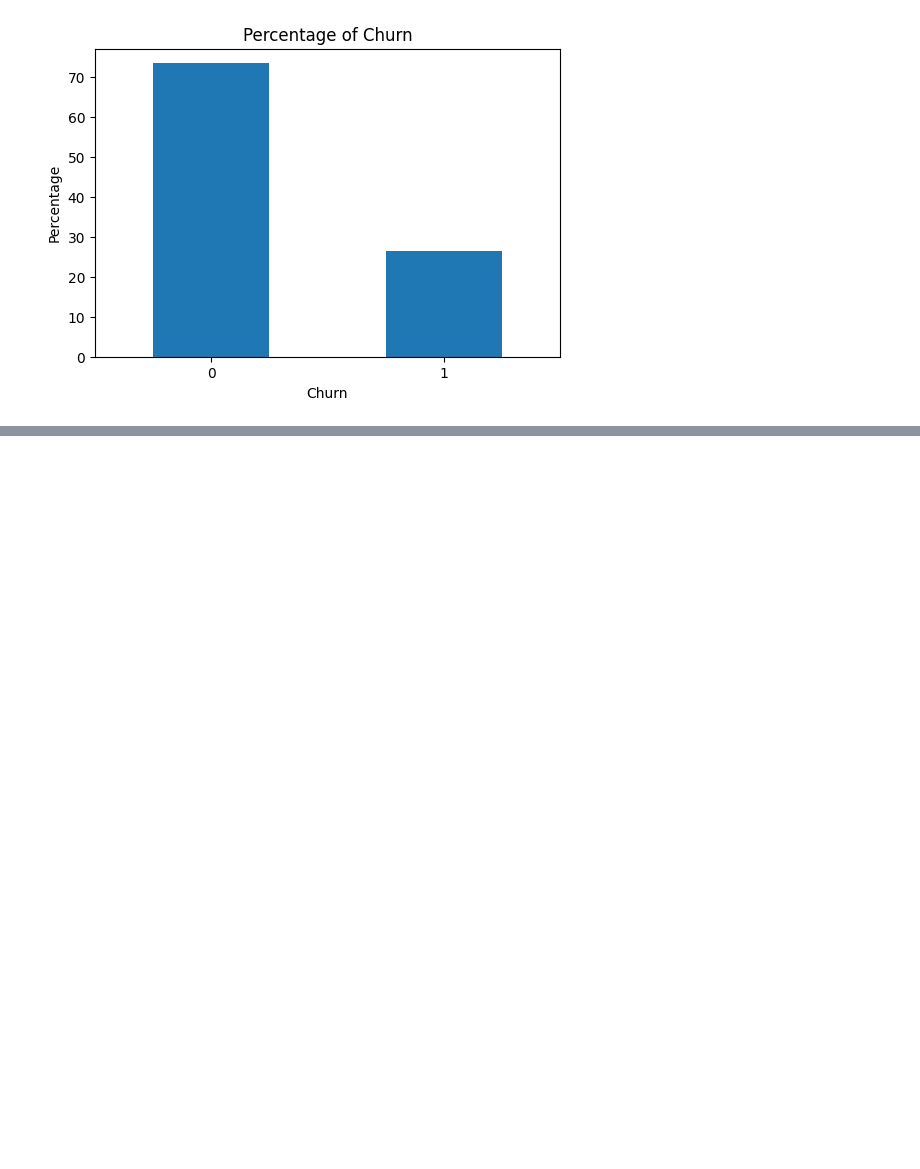
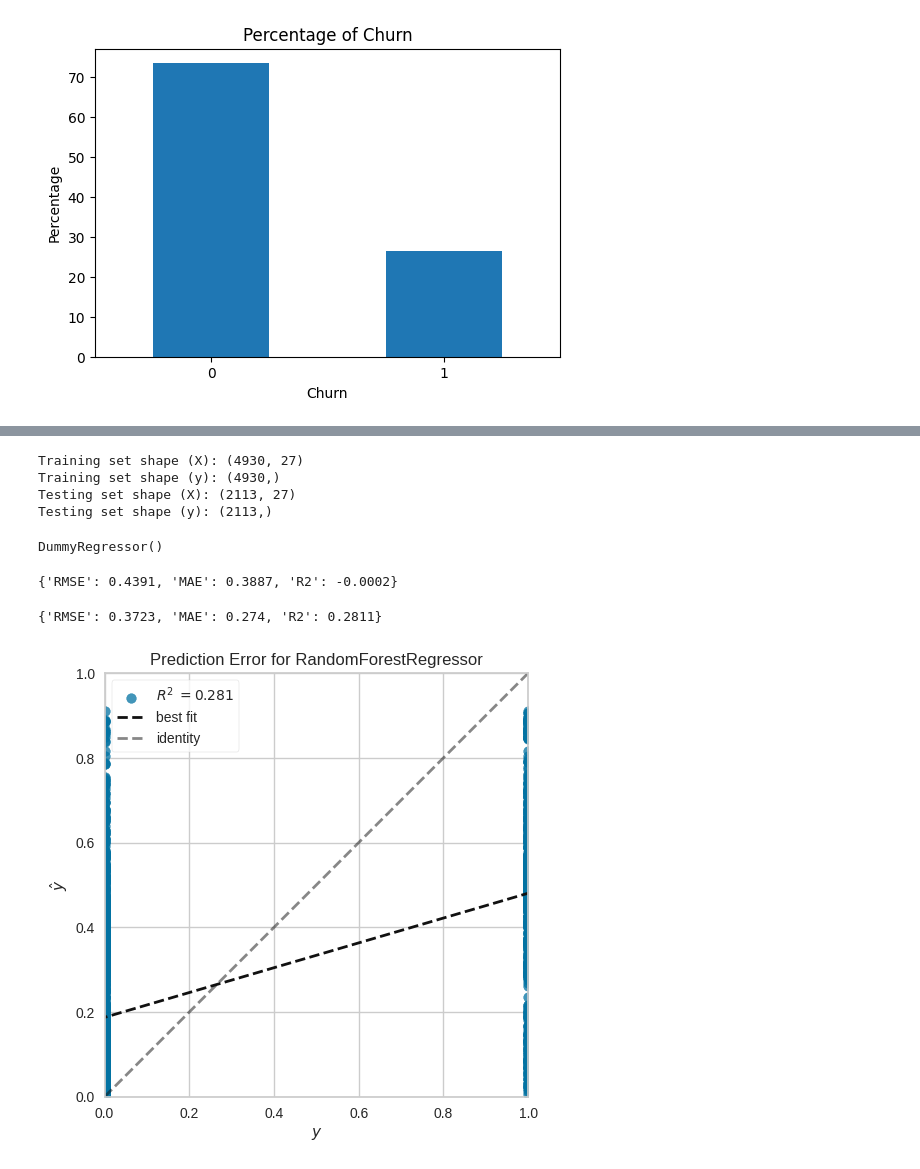
Before and after one commit to ADYGAMI/Challenge_TelecomX_LATAM---Parte-2, a Jupyter notebook: TelecomX_LATAM_Parte_2.ipynb, the cells around one changed output, grey strips where cells are left out. Cells and saved outputs as stored; diff of their text form; code cells hidden in the pictures; blank space fills up the shorter version.

```diff
--- a/TelecomX_LATAM_Parte_2.ipynb
+++ b/TelecomX_LATAM_Parte_2.ipynb
@@ -79,0 +115,25 @@ plt.show()
+# %%
+from sklearn.model_selection import train_test_split
+
+X = datos_codificados.drop('Churn', axis=1)
+y = datos_codificados['Churn']
+
+X_train, X_test, y_train, y_test = train_test_split(X, y, test_size=0.3, random_state=42)
+
+print("Training set shape (X):", X_train.shape)
+print("Training set shape (y):", y_train.shape)
+print("Testing set shape (X):", X_test.shape)
+print("Testing set shape (y):", y_test.shape)
+# %% [output]
+Training set shape (X): (4930, 27)
+Training set shape (y): (4930,)
+Testing set shape (X): (2113, 27)
+Testing set shape (y): (2113,)
+# %%
+from sklearn.dummy import DummyRegressor
+from sklearn.model_selection import train_test_split
+
+baseline = DummyRegressor()
+baseline.fit(X_train,y_train)
+# %% [output]
+DummyRegressor()
@@ -79,0 +155,21 @@ plt.show()
+# %%
+resultados_baseline = calcular_regresion(y_test, y_pred_dummy)
+resultados_baseline
+# %% [output]
+{'RMSE': 0.4391, 'MAE': 0.3887, 'R2': -0.0002}
+# %%
+from sklearn.ensemble import RandomForestRegressor
+
+modelo = RandomForestRegressor(max_depth=5, random_state=42)
+modelo.fit(X_train,y_train)
+ypred = modelo.predict(X_test)
+resultados_rf = calcular_regresion(y_test,ypred)
+resultados_rf
+# %% [output]
+{'RMSE': 0.3723, 'MAE': 0.274, 'R2': 0.2811}
+# %%
+from yellowbrick.regressor import prediction_error
+
+visualizer = prediction_error(modelo, X_train, y_train, X_test, y_test);
+# %% [output]
+[figure, added]
```
Also changed, not shown: parts of 28 cells of this notebook.
